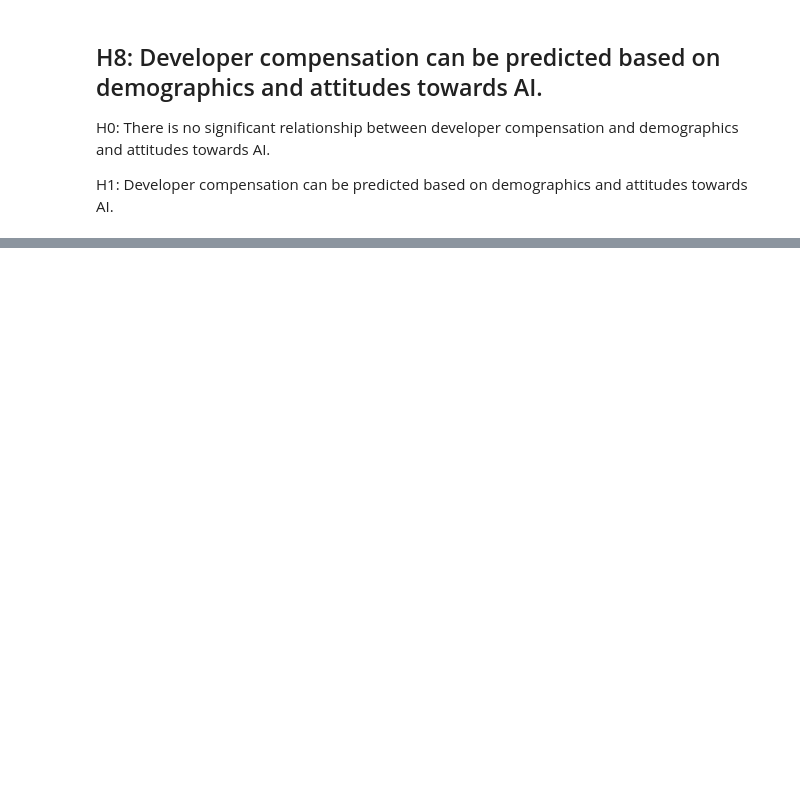
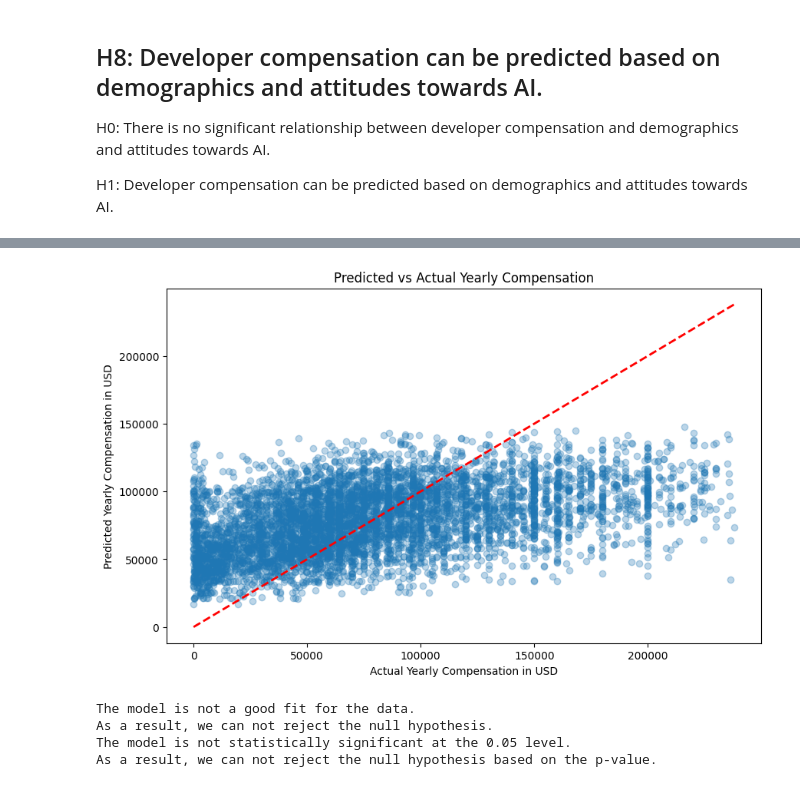
Before and after one commit to mackenly/ai-perception-and-adoption-in-the-developer-community, a Jupyter notebook: Notebook.ipynb, the cells around one changed output, grey strips where cells are left out. Saved outputs shown, nothing was run; the diff lists cells and outputs as text; code cells hidden in the pictures; blank space fills up the shorter version.

```diff
--- a/Notebook.ipynb
+++ b/Notebook.ipynb
@@ -693,0 +1075,71 @@ H1: Developer compensation can be predicted based on demographics and attitudes
+# %%
+# Create polynomial regression model
+predicators = ['YearsCode', 'IsMacUser', 'IsInPerson', 'IsWindowsUser', 'AIBen', 'AISent', 'IsVimUser', 'HasHighSchool']
+
+# remove rows where predictor columns are NA
+df_comp_cleaned = df_comp_cleaned.dropna(subset=predicators)
+
+print("Correlation between predictors and the target:")
+# print correlation between predictors and the target
+for pred in predicators:
+    corr = df_comp_cleaned[pred].corr(df_comp_cleaned['ConvertedCompYearly'])
+    print(f'{pred}:\t{abs(corr):.2f}')
+
+# Create X and y
+X = df_comp_cleaned[predicators]
+y = df_comp_cleaned['ConvertedCompYearly']
+
+# Split the data into training and testing sets
+X_train, X_test, y_train, y_test = train_test_split(X, y, test_size=0.2, random_state=42)
+
+# Create polynomial features
+poly = PolynomialFeatures(degree=2)
+X_train_poly = poly.fit_transform(X_train)
+X_test_poly = poly.transform(X_test)
+
+# Fit the model
+model = LinearRegression()
+model.fit(X_train_poly, y_train)
+
+# Predict the compensation
+y_pred = model.predict(X_test_poly)
+
+# Calculate the R-squared value
+mse = mean_squared_error(y_test, y_pred)
+print("\nMean Squared Error:", mse)
+rmse = np.sqrt(mse)
+print("Root Mean Squared Error:", rmse)
+r_squared = r2_score(y_test, y_pred)
+print("R-Squared Value:", r_squared)
+
+# print the model formula with vairable names
+print("Model Formula: \n")
+print("y = ", end="")
+for i, coef in enumerate(model.coef_):
+    if i == 0:
+        print(f'{coef:.2f}', end="")
+    else:
+        print(f' + {coef:.2f} * {poly.get_feature_names_out(['YearsCode', 'IsMacUser', 'IsInPerson', 'IsWindowsUser', 'AIBen', 'AISent', 'IsVimUser', 'HasHighSchool'])[i]}', end="")
+print(f' + {model.intercept_:.2f}')
+
+# Plot the predicted vs actual compensation
+plt.figure(figsize=(10, 6))
+plt.scatter(y_test, y_pred, alpha=0.3)
+plt.plot([y_test.min(), y_test.max()], [y_test.min(), y_test.max()], 'r--', lw=2)
+plt.title('Predicted vs Actual Yearly Compensation')
+plt.xlabel('Actual Yearly Compensation in USD')
+plt.ylabel('Predicted Yearly Compensation in USD')
+plt.show()
+
+# determine if null hypothesis can be disproved
+if r_squared > 0.5:
+    print("The model is a good fit for the data.\nAs a result, we can reject the null hypothesis.")
+else:
+    print("The model is not a good fit for the data.\nAs a result, we can not reject the null hypothesis.")
+
+# determine if the model is statistically significant
+if r_squared > 0.5 and p_value < 0.05:
+    print("The model is statistically significant at the 0.05 level.\nAs a result, we can reject the null hypothesis based on the p-value.")
+else:
+    print("The model is not statistically significant at the 0.05 level.\nAs a result, we can not reject the null hypothesis based on the p-value.")
+# %% [output]
@@ -693,0 +1162,5 @@ H1: Developer compensation can be predicted based on demographics and attitudes
+[figure, added]
+The model is not a good fit for the data.
+As a result, we can not reject the null hypothesis.
+The model is not statistically significant at the 0.05 level.
+As a result, we can not reject the null hypothesis based on the p-value.
```
Also changed, not shown: parts of 10 cells of this notebook.
